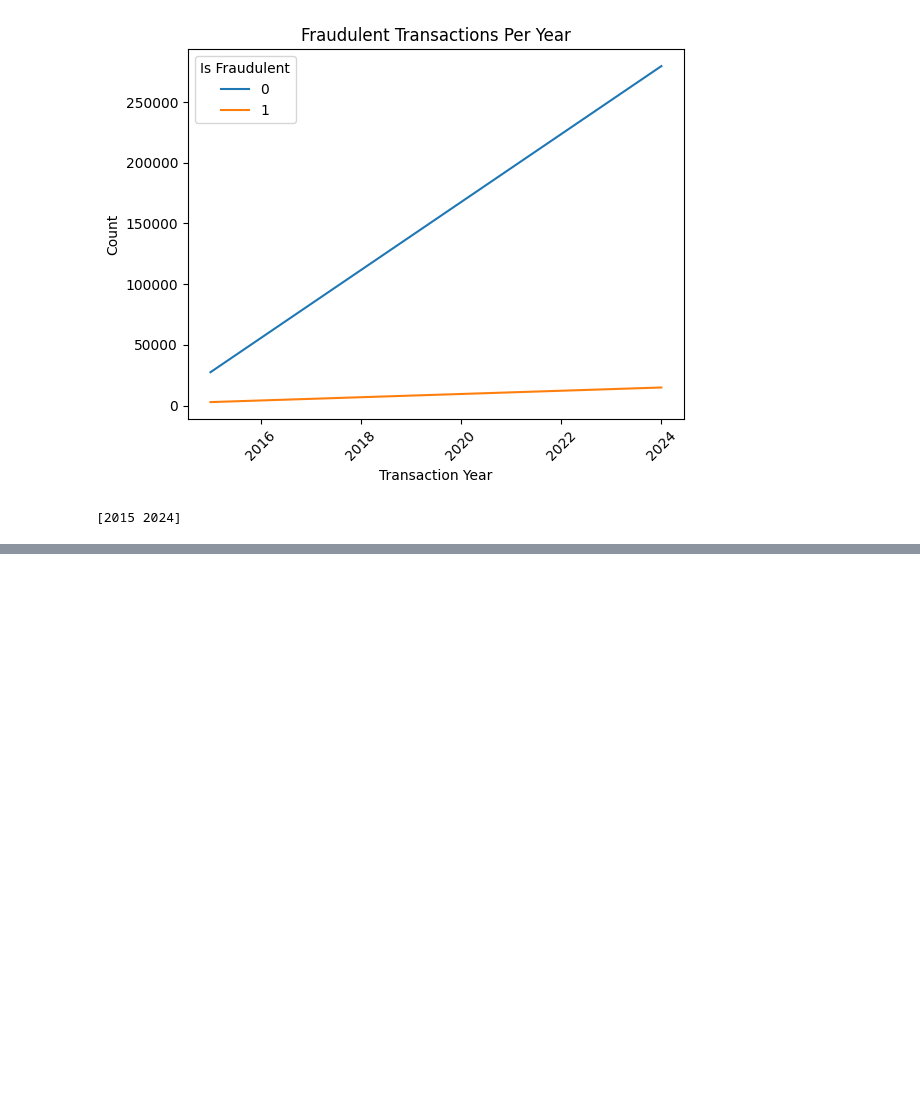
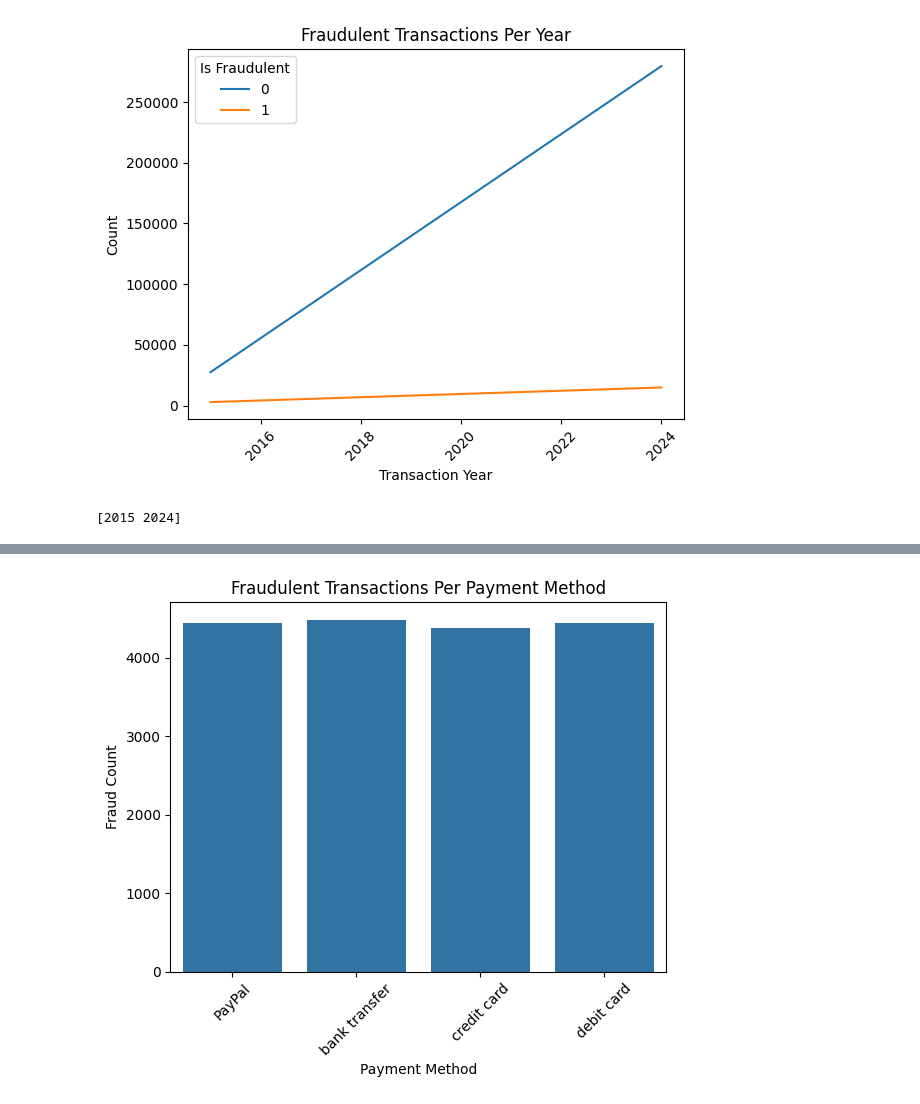
Before and after one commit to LsFaria04/Fraud_Detection_Supervised_Learning, a Jupyter notebook: Proj2.ipynb, the cells around one changed output, grey strips where cells are left out. Saved outputs shown, nothing was run; the diff lists cells and outputs as text; code cells hidden in the pictures; blank space fills up the shorter version.

```diff
--- a/Proj2.ipynb
+++ b/Proj2.ipynb
@@ -260,0 +266,10 @@ plt.show()
+# %%
+# Count fraudulent transactions
+fraud_counts = merged_data[merged_data["Is Fraudulent"] == 1].groupby("Payment Method").size().reset_index(name="Fraud Count")
+
+sb.barplot(x="Payment Method", y="Fraud Count", data=fraud_counts)
+plt.xticks(rotation=45)
+plt.title("Fraudulent Transactions Per Payment Method")
+plt.show()
+# %% [output]
+[figure, added]
```
Also changed, not shown: parts of 15 cells of this notebook.
